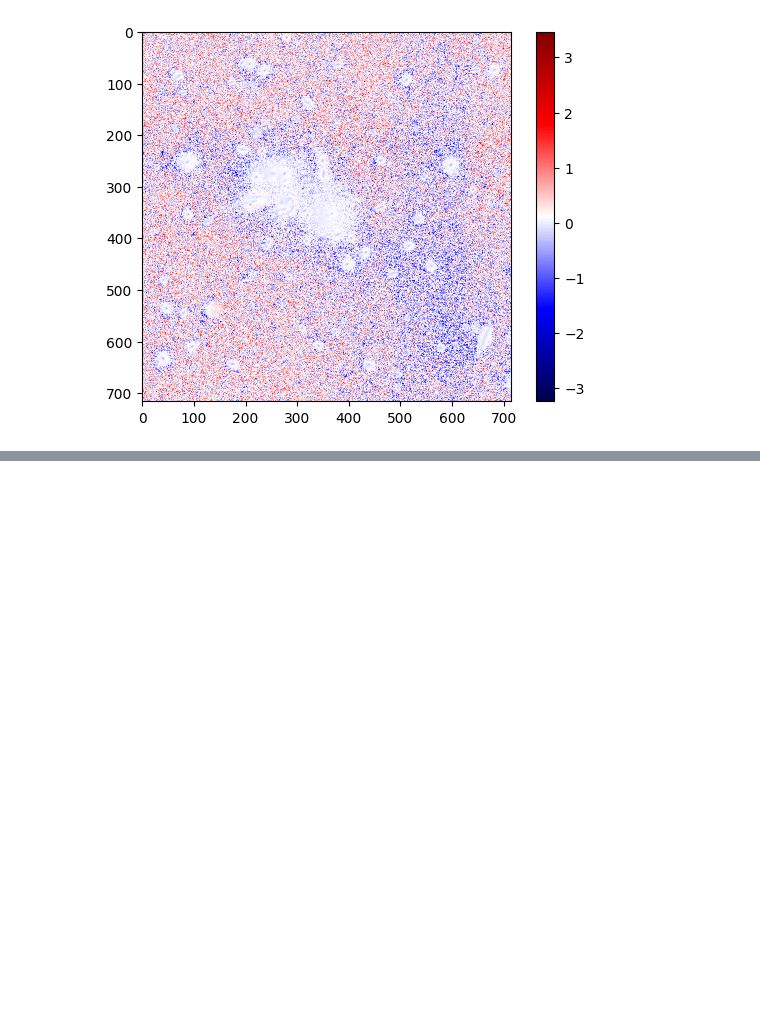
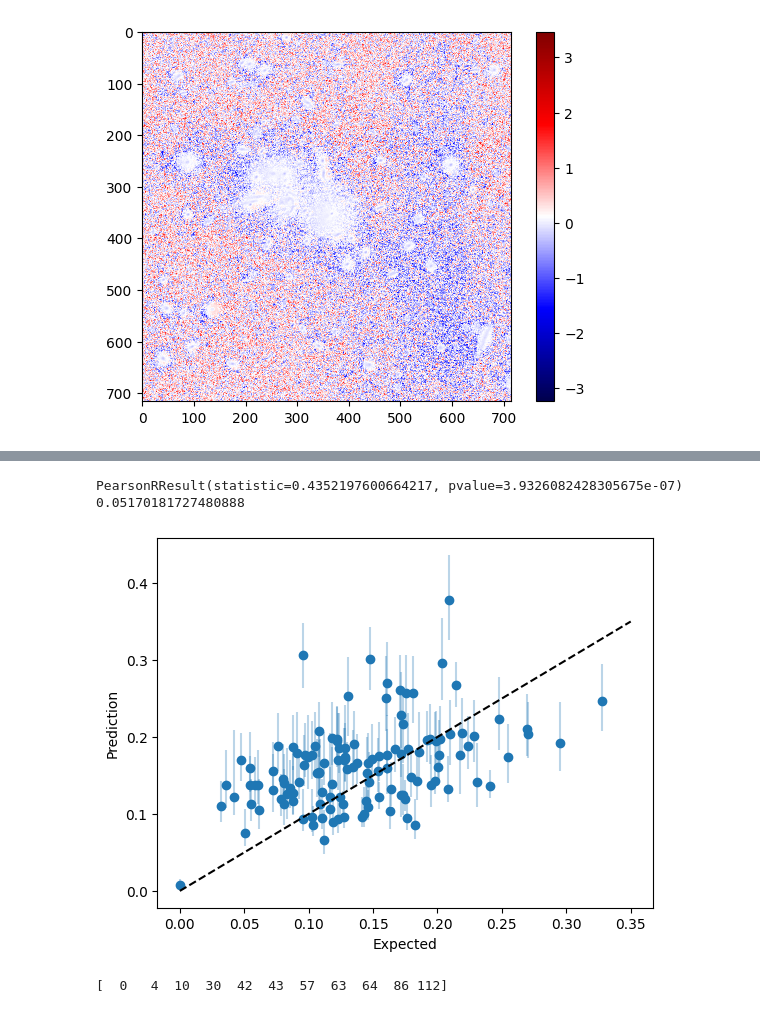
Before and after one commit to lpcan/ml_icl, a Jupyter notebook: notebooks/testing_model.ipynb, the cells around one changed output, grey strips where cells are left out. Saved outputs shown, nothing was run; the diff lists cells and outputs as text; code cells hidden in the pictures; blank space fills up the shorter version.

```diff
--- a/notebooks/testing_model.ipynb
+++ b/notebooks/testing_model.ipynb
@@ -176,0 +319,28 @@ plt.show()
+# %%
+q15s = np.argmax(np.exp(logcs) >= 0.15, axis=0)
+q85s = np.argmax(np.exp(logcs) >= 0.85, axis=0)
+# %%
+lower_errors = np.abs(mode_predictions - x[q15s])
+upper_errors = np.abs(x[q85s] - mode_predictions)
+# %%
+from scipy.stats import pearsonr
+
+print(pearsonr(expected, mode_predictions))
+
+plt.errorbar(expected, mode_predictions, fmt='none', yerr=(lower_errors, upper_errors), alpha=0.3)
+plt.scatter(expected, mode_predictions)
+print(np.mean(np.abs(expected - mode_predictions)))
+plt.plot([0, 0.35], [0,0.35], 'k--')
+# plt.ylim(0, 0.35)
+# plt.xlim(0, 0.35)
+plt.xlabel('Expected')
+plt.ylabel('Prediction')
+plt.show()
+# %% [output]
+PearsonRResult(statistic=0.4352197600664217, pvalue=3.9326082428305675e-07)
+0.05170181727480888
+[figure, added]
+# %%
+print(np.where(mode_predictions > 0.25)[0])
+# %% [output]
+[  0   4  10  30  42  43  57  63  64  86 112]
```
Also changed, not shown: parts of 17 cells of this notebook, 2 other files.
